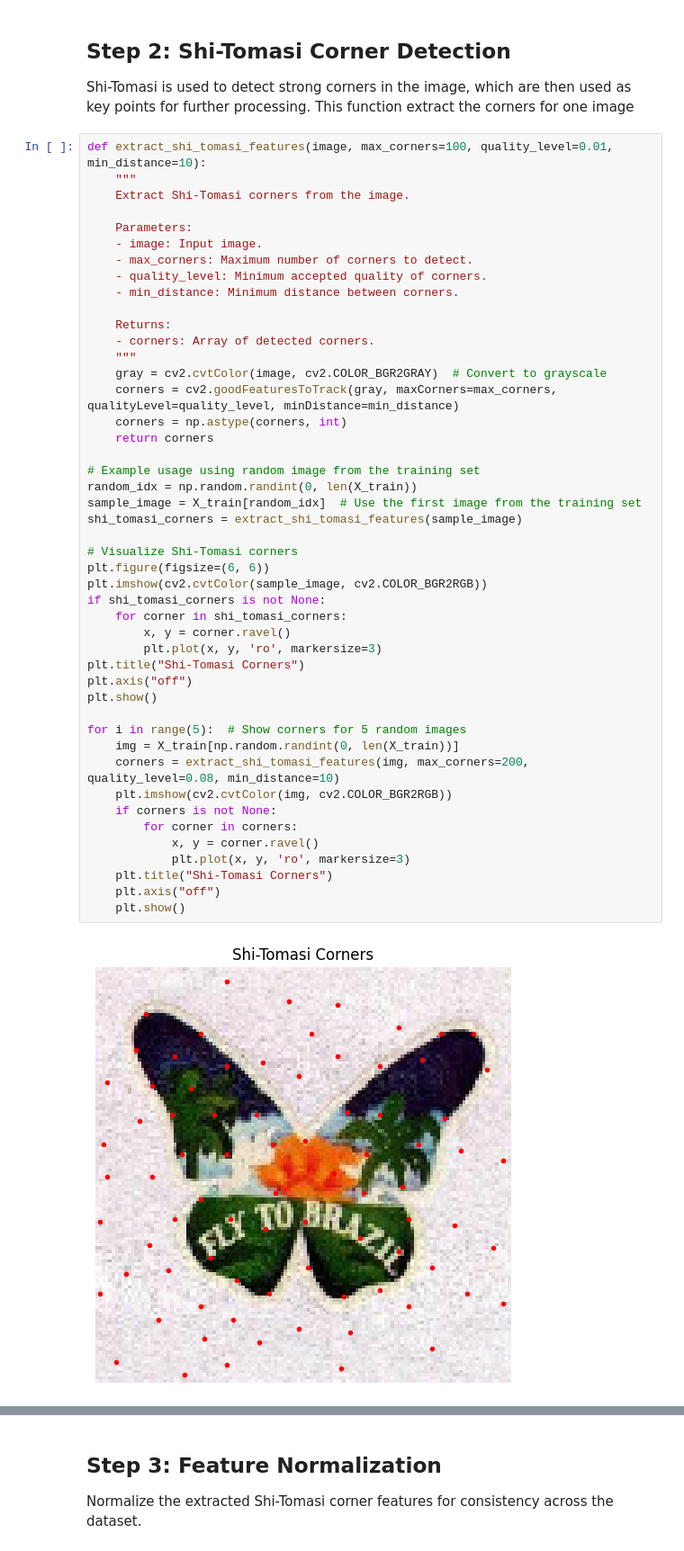
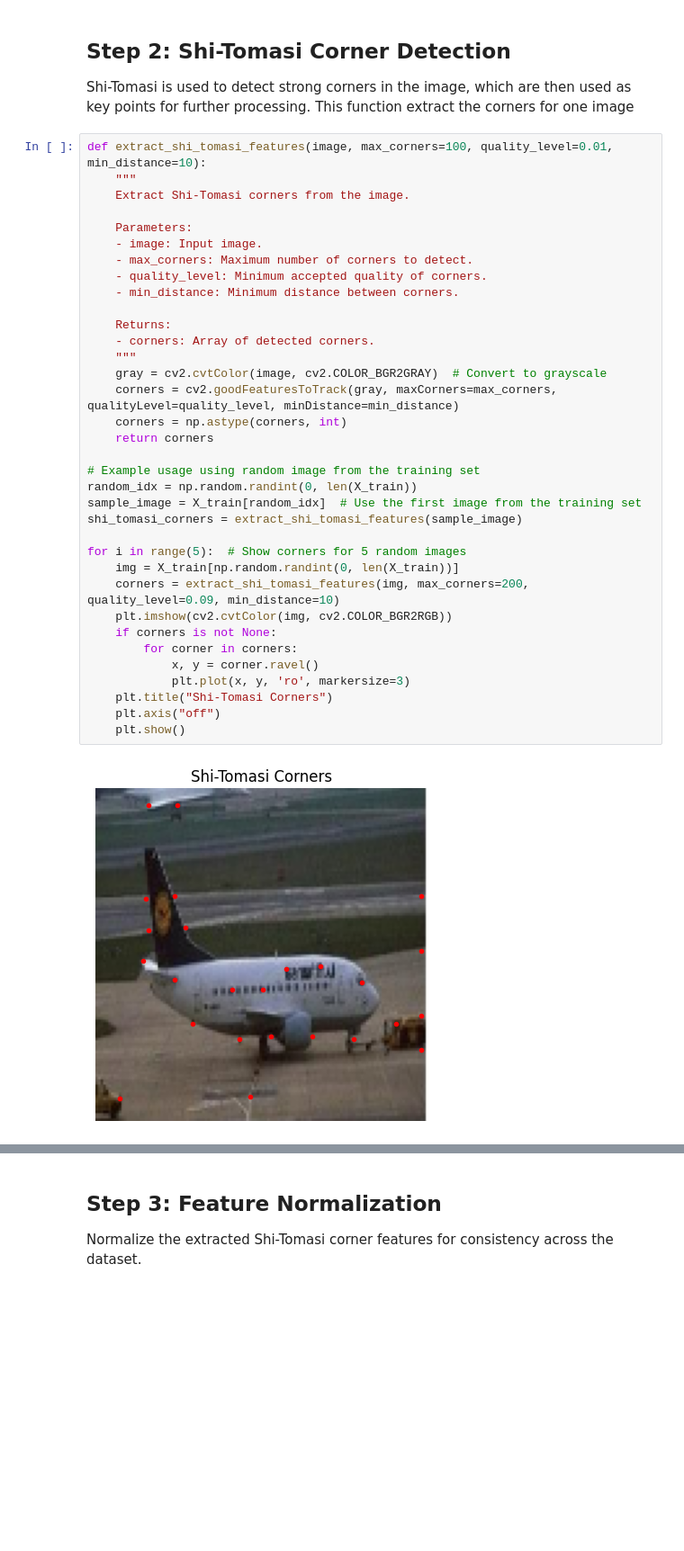
Before and after one commit to blake-barber/CS6680-Computer-Vision-Final-Project, a Jupyter notebook: Baseline_Implementation.ipynb, the cells around one changed output, grey strips where cells are left out. Shown at 90% size. Cells and saved outputs as stored; diff of their text form; blank space fills up the shorter version.

```diff
--- a/Baseline_Implementation.ipynb
+++ b/Baseline_Implementation.ipynb
@@ -131,43 +131,32 @@ def extract_shi_tomasi_features(image, max_corners=100, quality_level=0.01, min_
     Parameters:
     - image: Input image.
     - max_corners: Maximum number of corners to detect.
     - quality_level: Minimum accepted quality of corners.
     - min_distance: Minimum distance between corners.
 
     Returns:
     - corners: Array of detected corners.
     """
     gray = cv2.cvtColor(image, cv2.COLOR_BGR2GRAY)  # Convert to grayscale
     corners = cv2.goodFeaturesToTrack(gray, maxCorners=max_corners, qualityLevel=quality_level, minDistance=min_distance)
     corners = np.astype(corners, int)
     return corners
 
 # Example usage using random image from the training set
 random_idx = np.random.randint(0, len(X_train))
 sample_image = X_train[random_idx]  # Use the first image from the training set
 shi_tomasi_corners = extract_shi_tomasi_features(sample_image)
 
-# Visualize Shi-Tomasi corners
-plt.figure(figsize=(6, 6))
-plt.imshow(cv2.cvtColor(sample_image, cv2.COLOR_BGR2RGB))
-if shi_tomasi_corners is not None:
-    for corner in shi_tomasi_corners:
-        x, y = corner.ravel()
-        plt.plot(x, y, 'ro', markersize=3)
-plt.title("Shi-Tomasi Corners")
-plt.axis("off")
-plt.show()
-
 for i in range(5):  # Show corners for 5 random images
     img = X_train[np.random.randint(0, len(X_train))]
-    corners = extract_shi_tomasi_features(img, max_corners=200, quality_level=0.08, min_distance=10)
+    corners = extract_shi_tomasi_features(img, max_corners=200, quality_level=0.09, min_distance=10)
     plt.imshow(cv2.cvtColor(img, cv2.COLOR_BGR2RGB))
     if corners is not None:
         for corner in corners:
             x, y = corner.ravel()
             plt.plot(x, y, 'ro', markersize=3)
     plt.title("Shi-Tomasi Corners")
     plt.axis("off")
     plt.show()
 # %% [output]
-[figure, old version]
+[figure, new version]
```
Also changed, not shown: parts of 17 cells of this notebook.
